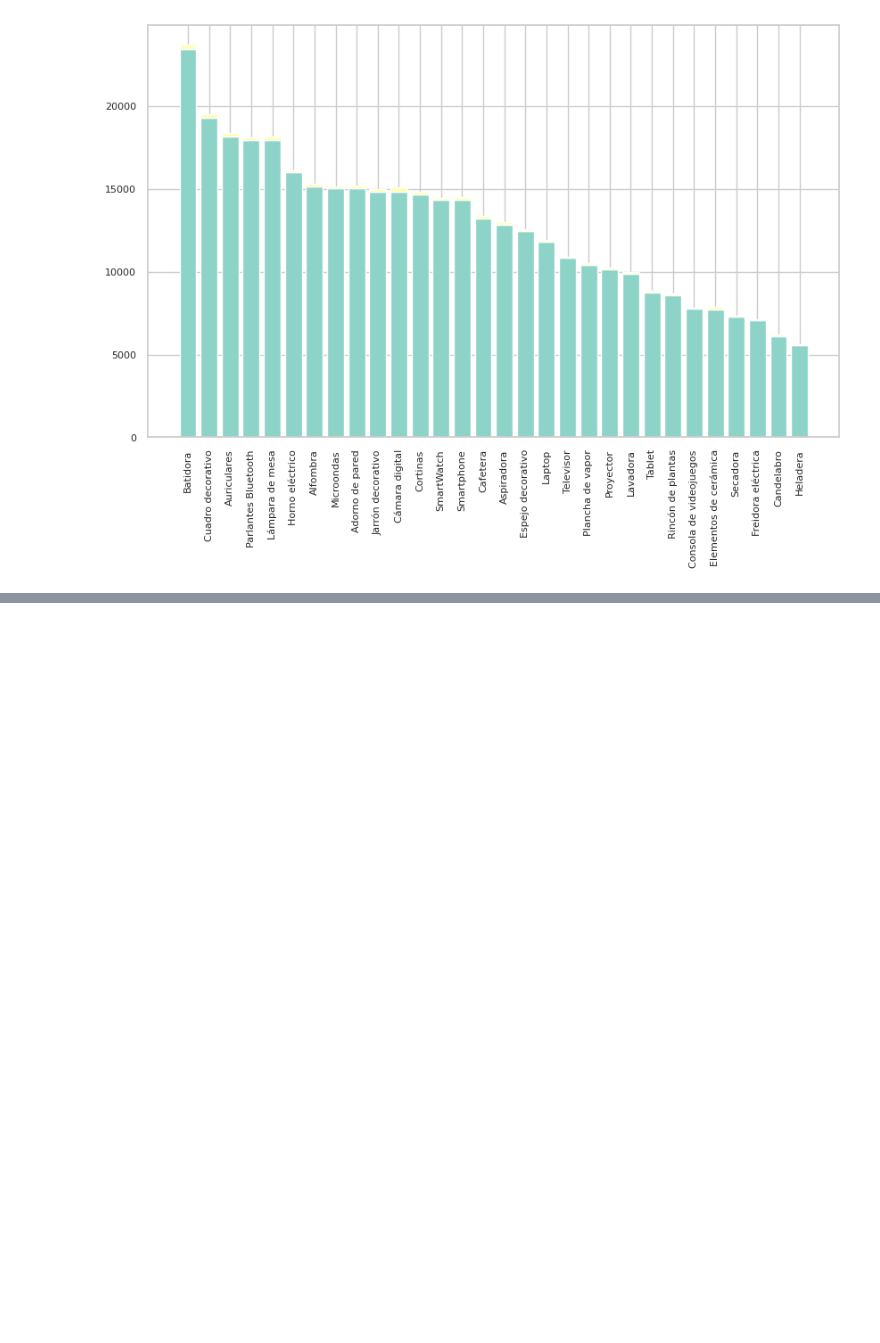
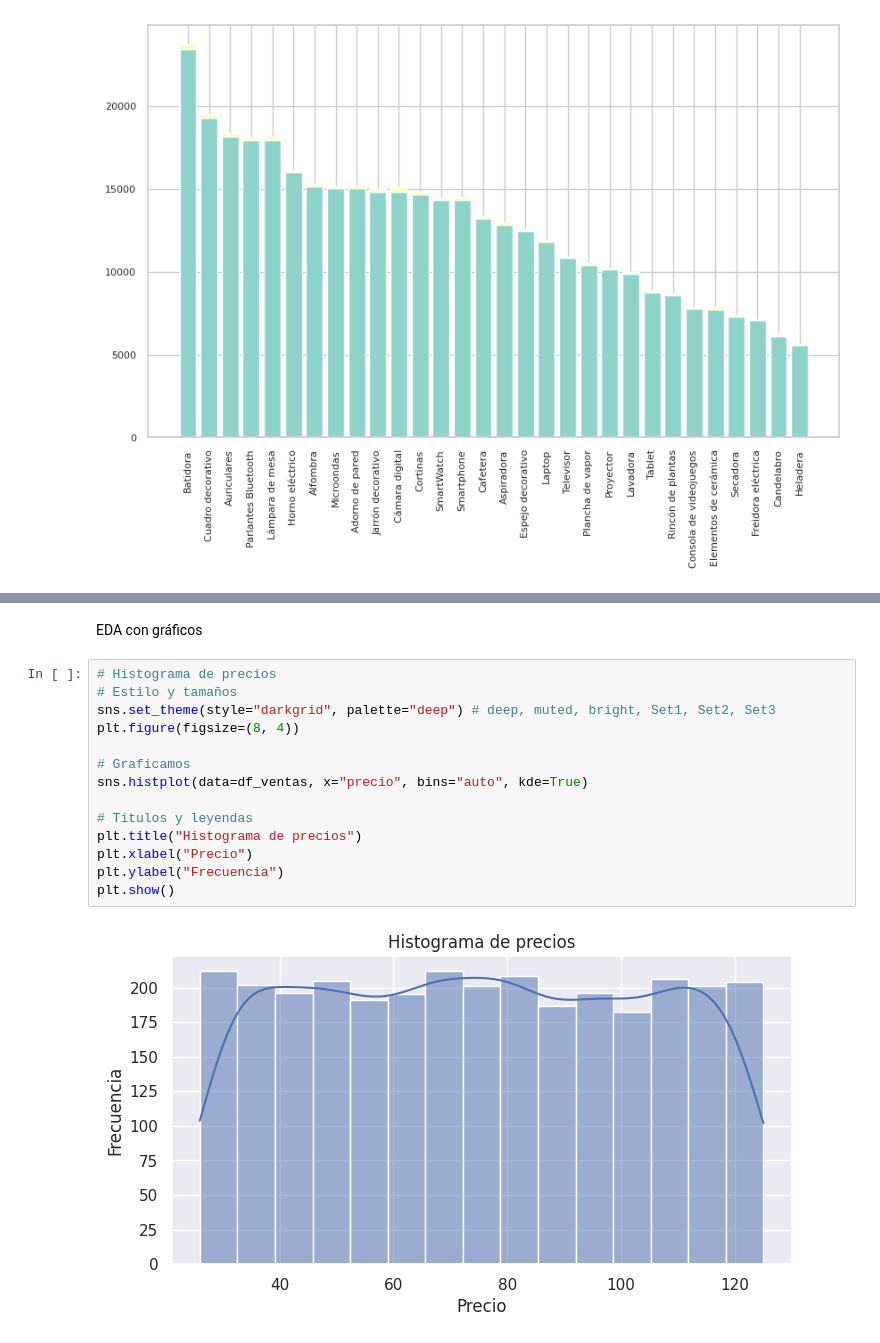
Before and after one commit to VictoriaGoldaraz/TT-2C2025-Data-Analitycs-Notebooks, a Jupyter notebook: Goldaraz,_María_Victoria_Comisión_C252613_TPI_Data_Analytics.ipynb, the cells around one changed output, grey strips where cells are left out. Drawn from its saved outputs; the diff is of its cells as text; blank space fills up the shorter version.

```diff
--- a/Goldaraz,_María_Victoria_Comisión_C252613_TPI_Data_Analytics.ipynb
+++ b/Goldaraz,_María_Victoria_Comisión_C252613_TPI_Data_Analytics.ipynb
@@ -634,0 +666,18 @@ plt.show()
+# %% [markdown]
+EDA con gráficos
+# %%
+# Histograma de precios
+# Estilo y tamaños
+sns.set_theme(style="darkgrid", palette="deep") # deep, muted, bright, Set1, Set2, Set3
+plt.figure(figsize=(8, 4))
+
+# Graficamos
+sns.histplot(data=df_ventas, x="precio", bins="auto", kde=True)
+
+# Títulos y leyendas
+plt.title("Histograma de precios")
+plt.xlabel("Precio")
+plt.ylabel("Frecuencia")
+plt.show()
+# %% [output]
+[figure, added]
```
Also changed, not shown: parts of 10 cells of this notebook.
